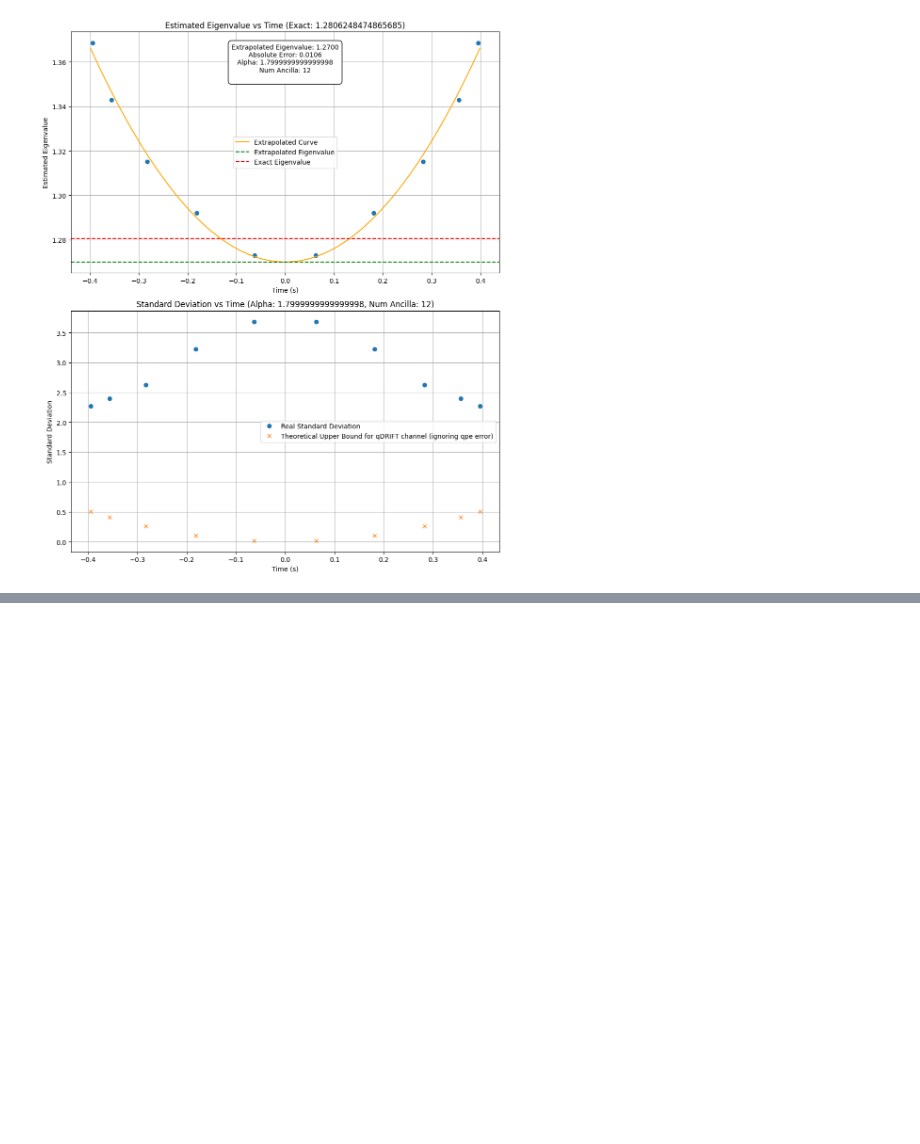
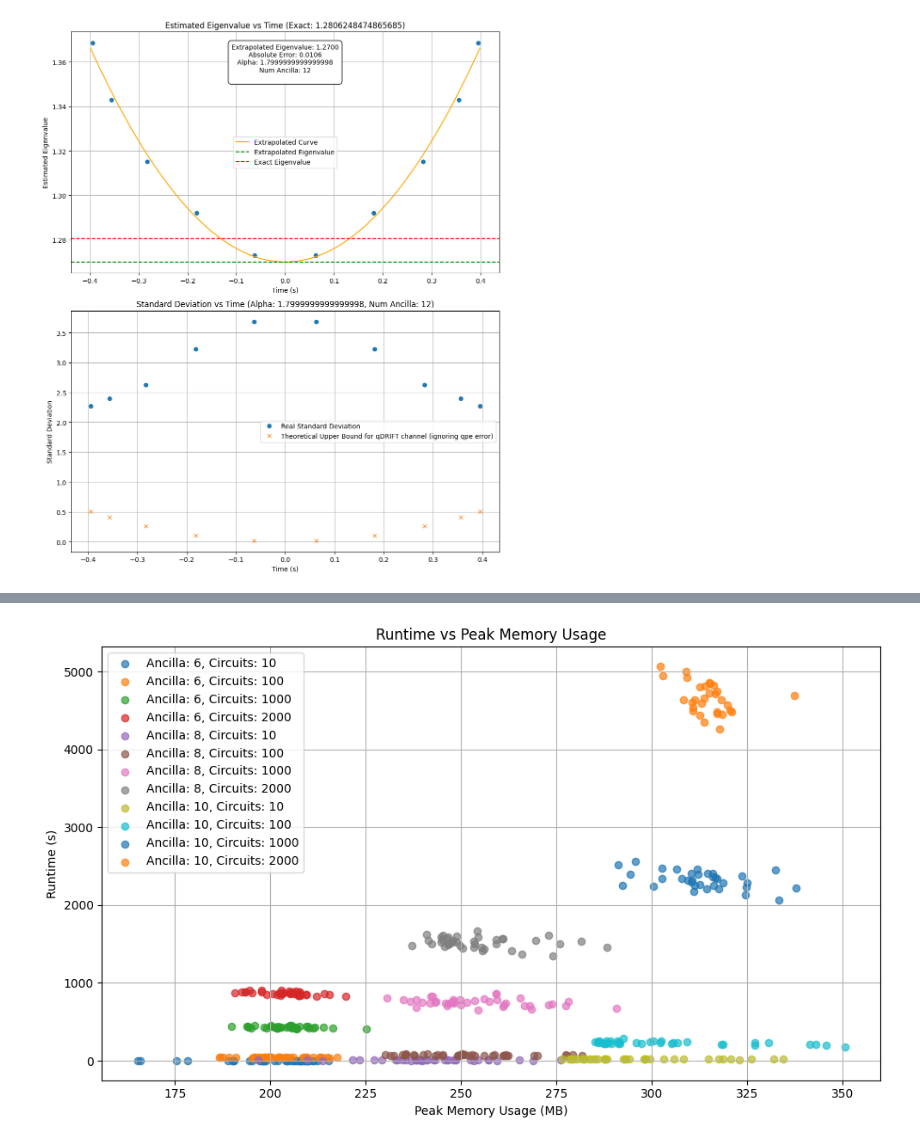
Before and after one commit to Rick0317/qDriftExtraPolation, a Jupyter notebook: src/extrapolation.ipynb, the cells around one changed output, grey strips where cells are left out. Drawn from its saved outputs; the diff is of its cells as text; code cells hidden in the pictures; blank space fills up the shorter version.

```diff
--- a/src/extrapolation.ipynb
+++ b/src/extrapolation.ipynb
@@ -175,4 +161,5 @@ df_results_5_nodes_just_positive[['ham', "Num Ancilla", "Time", "n_circuits", "p
 # %%
 df = pd.read_csv(("/Users/reyesfer/Desktop/qDriftExtraPolation/src/parameter_sweep/qdrift_qpe_fc_parameter_sweep_2025-07-24.csv"))
-df = df[['ham', "n_ancilla", "time", "num_circuits", "peak_MB", "runtime", "stdev energy"]]
+df = df[['ham', "num_ancilla", "time", "n_circuits", "peak_MB", "runtime", "est_energy_std"]]
+df
 # %% [output]
@@ -179,0 +179,14 @@ KeyError: "['Num Ancilla', 'Time', 'stdev energy'] not in index"
+# %%
+# plot runtime vs MB, color coded by num_ancilla and symbolized by n_circuits
+plt.figure(figsize=(10, 6))
+for (num_ancilla, n_circuits), group in df.groupby(["num_ancilla", "n_circuits"]):
+    plt.scatter(group["peak_MB"], group["runtime"], label=f"Ancilla: {num_ancilla}, Circuits: {n_circuits}", alpha=0.7)
+plt.xlabel("Peak Memory Usage (MB)")
+plt.ylabel("Runtime (s)")
+plt.title("Runtime vs Peak Memory Usage")
+plt.legend()
+plt.grid(True)
+plt.tight_layout()
+plt.show()
+# %% [output]
+[figure, added]
```
Also changed, not shown: parts of 4 cells of this notebook, 20 other files.
